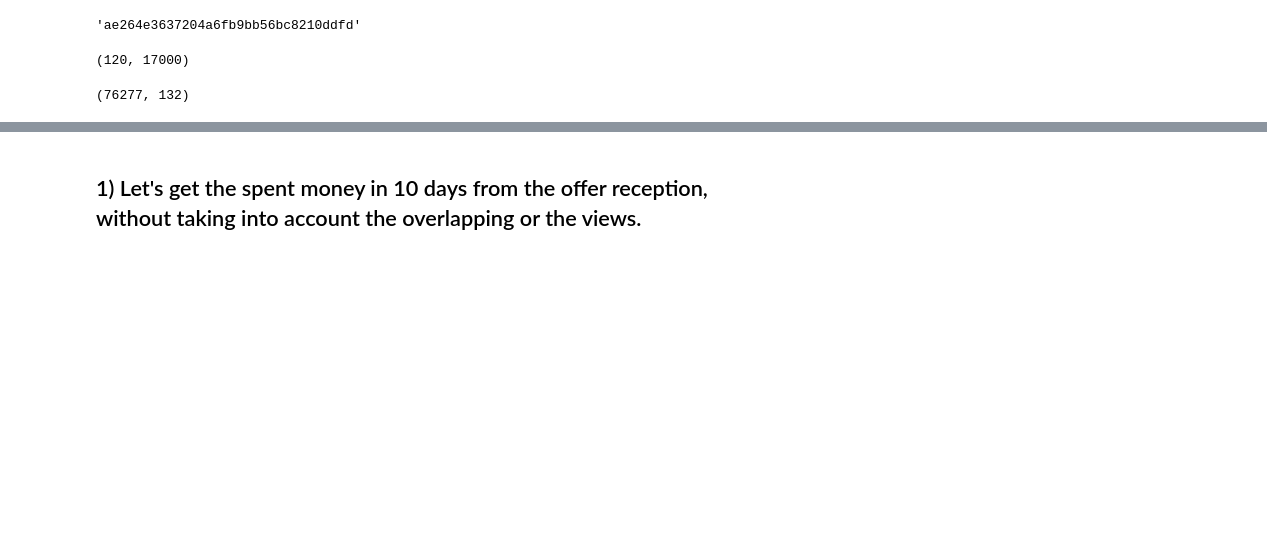
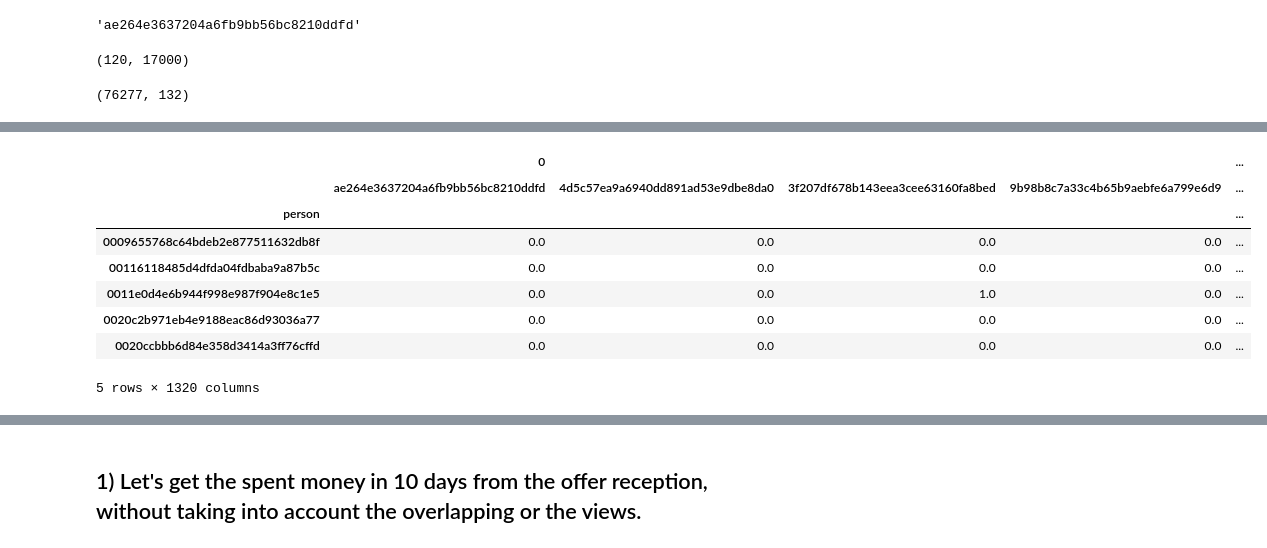
Before and after one commit to mtasende/starbucks-advertising, a Jupyter notebook: notebooks/scratchpad/008-mt-profit-in-10-days.ipynb, the cells around one changed output, grey strips where cells are left out. Saved outputs shown, nothing was run; the diff lists cells and outputs as text; code cells hidden in the pictures; blank space fills up the shorter version.

```diff
--- a/notebooks/scratchpad/008-mt-profit-in-10-days.ipynb
+++ b/notebooks/scratchpad/008-mt-profit-in-10-days.ipynb
@@ -282,5 +291,15 @@ portfolio.shape
 # %%
-multi_ot.head()
+multi_offer_times.head()
+# %% [output]
+|  | 0 |  |  |  | ... |
+|  | ae264e3637204a6fb9bb56bc8210ddfd | 4d5c57ea9a6940dd891ad53e9dbe8da0 | 3f207df678b143eea3cee63160fa8bed | 9b98b8c7a33c4b65b9aebfe6a799e6d9 | ... |
+| person |  |  |  |  | ... |
+| 0009655768c64bdeb2e877511632db8f | 0.0 | 0.0 | 0.0 | 0.0 | ... |
+| 00116118485d4dfda04fdbaba9a87b5c | 0.0 | 0.0 | 0.0 | 0.0 | ... |
+| 0011e0d4e6b944f998e987f904e8c1e5 | 0.0 | 0.0 | 1.0 | 0.0 | ... |
+| 0020c2b971eb4e9188eac86d93036a77 | 0.0 | 0.0 | 0.0 | 0.0 | ... |
+| 0020ccbbb6d84e358d3414a3ff76cffd | 0.0 | 0.0 | 0.0 | 0.0 | ... |
+5 rows × 1320 columns
 # %%
 offer_times = get_offers_ts(user, portfolio, data, viewed=False)
 offer_times.stack()
```
Also changed, not shown: parts of 83 cells of this notebook, 1 other file.
